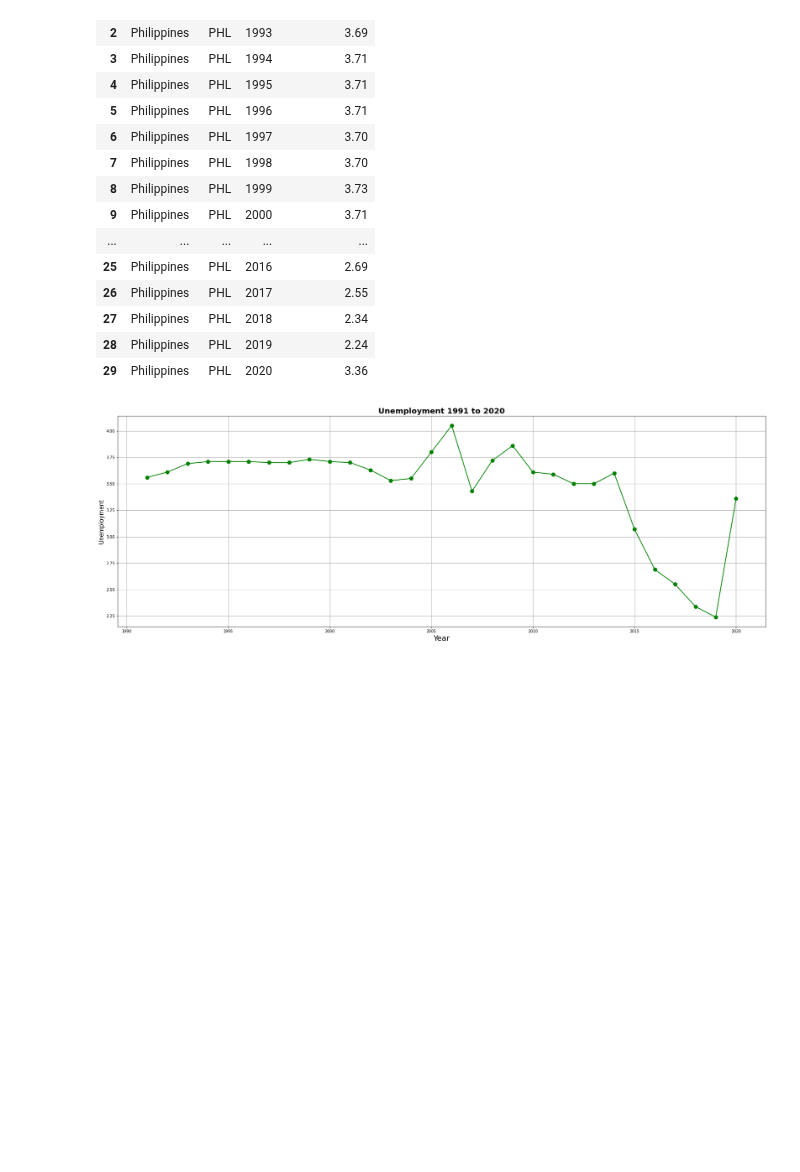
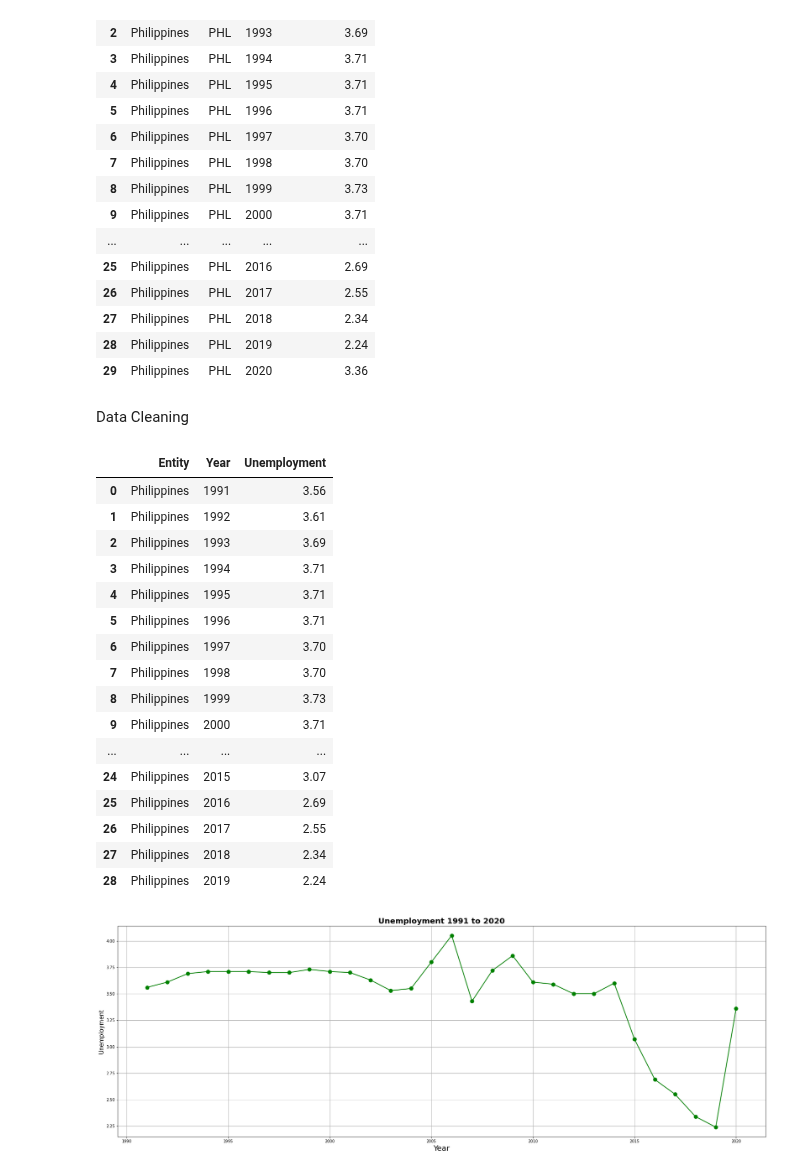
Before and after one commit to maezie19-02475/3206-The-Conquerors, a Jupyter notebook: COVID_19_DESCRIPTIVE_ANALYSIS_INFORMATION_AND_IMPACT_ON_EMPLOYMENT.ipynb, the cells around one changed output. Drawn from its saved outputs; the diff is of its cells as text; code cells hidden in the pictures; blank space fills up the shorter version.

```diff
--- a/COVID_19_DESCRIPTIVE_ANALYSIS_INFORMATION_AND_IMPACT_ON_EMPLOYMENT.ipynb
+++ b/COVID_19_DESCRIPTIVE_ANALYSIS_INFORMATION_AND_IMPACT_ON_EMPLOYMENT.ipynb
@@ -31,6 +31,30 @@ data1.head(30)
 | 27 | Philippines | PHL | 2018 | 2.34 |
 | 28 | Philippines | PHL | 2019 | 2.24 |
 | 29 | Philippines | PHL | 2020 | 3.36 |
+# %% [markdown]
+Data Cleaning
+# %%
+data1= pd.DataFrame(data1)
+data1.drop(['Code'], axis = 1, inplace=True)
+data1.head(29)
+# %% [output]
+|  | Entity | Year | Unemployment |
+| 0 | Philippines | 1991 | 3.56 |
+| 1 | Philippines | 1992 | 3.61 |
+| 2 | Philippines | 1993 | 3.69 |
+| 3 | Philippines | 1994 | 3.71 |
+| 4 | Philippines | 1995 | 3.71 |
+| 5 | Philippines | 1996 | 3.71 |
+| 6 | Philippines | 1997 | 3.70 |
+| 7 | Philippines | 1998 | 3.70 |
+| 8 | Philippines | 1999 | 3.73 |
+| 9 | Philippines | 2000 | 3.71 |
+| ... | ... | ... | ... |
+| 24 | Philippines | 2015 | 3.07 |
+| 25 | Philippines | 2016 | 2.69 |
+| 26 | Philippines | 2017 | 2.55 |
+| 27 | Philippines | 2018 | 2.34 |
+| 28 | Philippines | 2019 | 2.24 |
 # %%
 f = plt.figure()
 f.set_figwidth(30)
```
Also changed, not shown: parts of 5 cells of this notebook.
